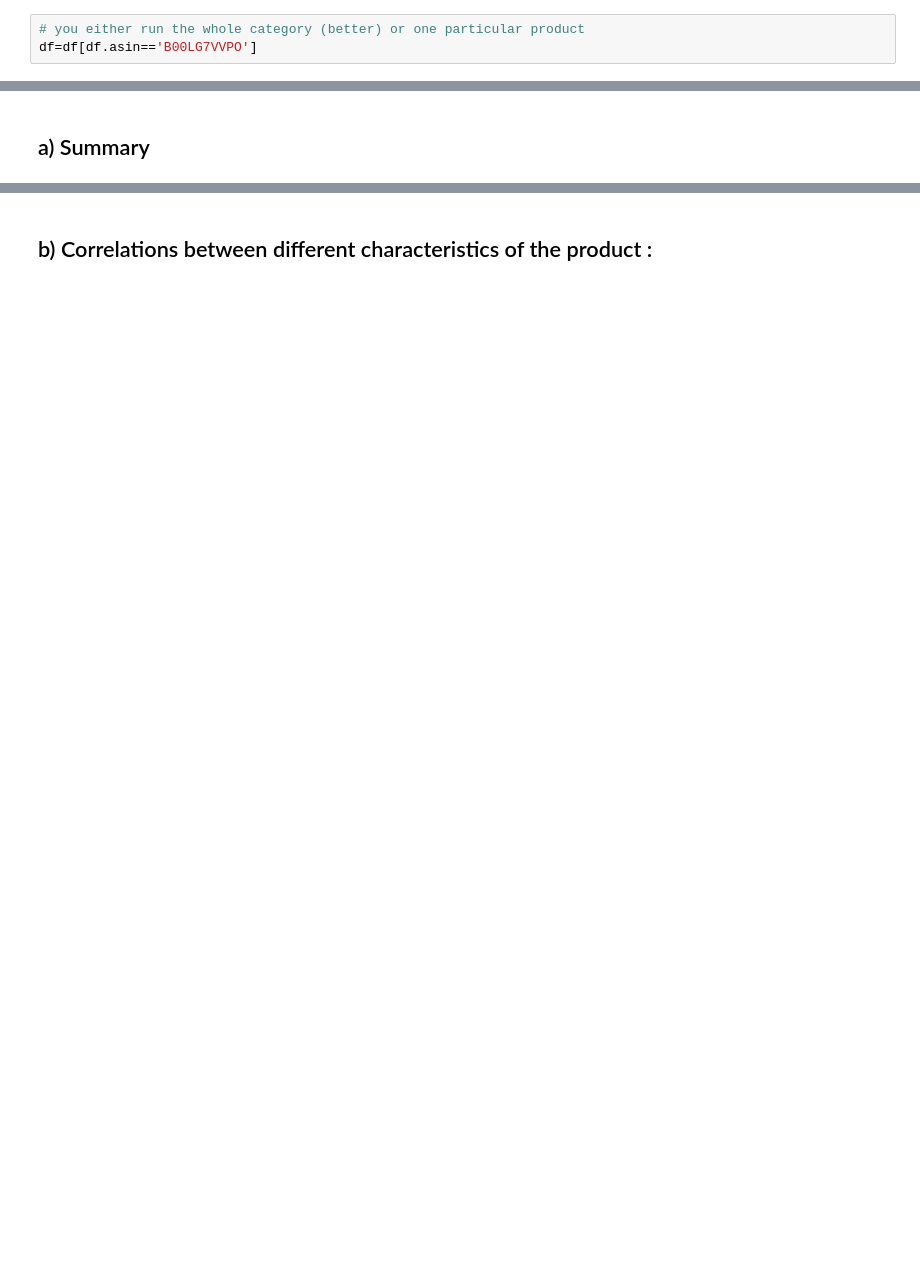
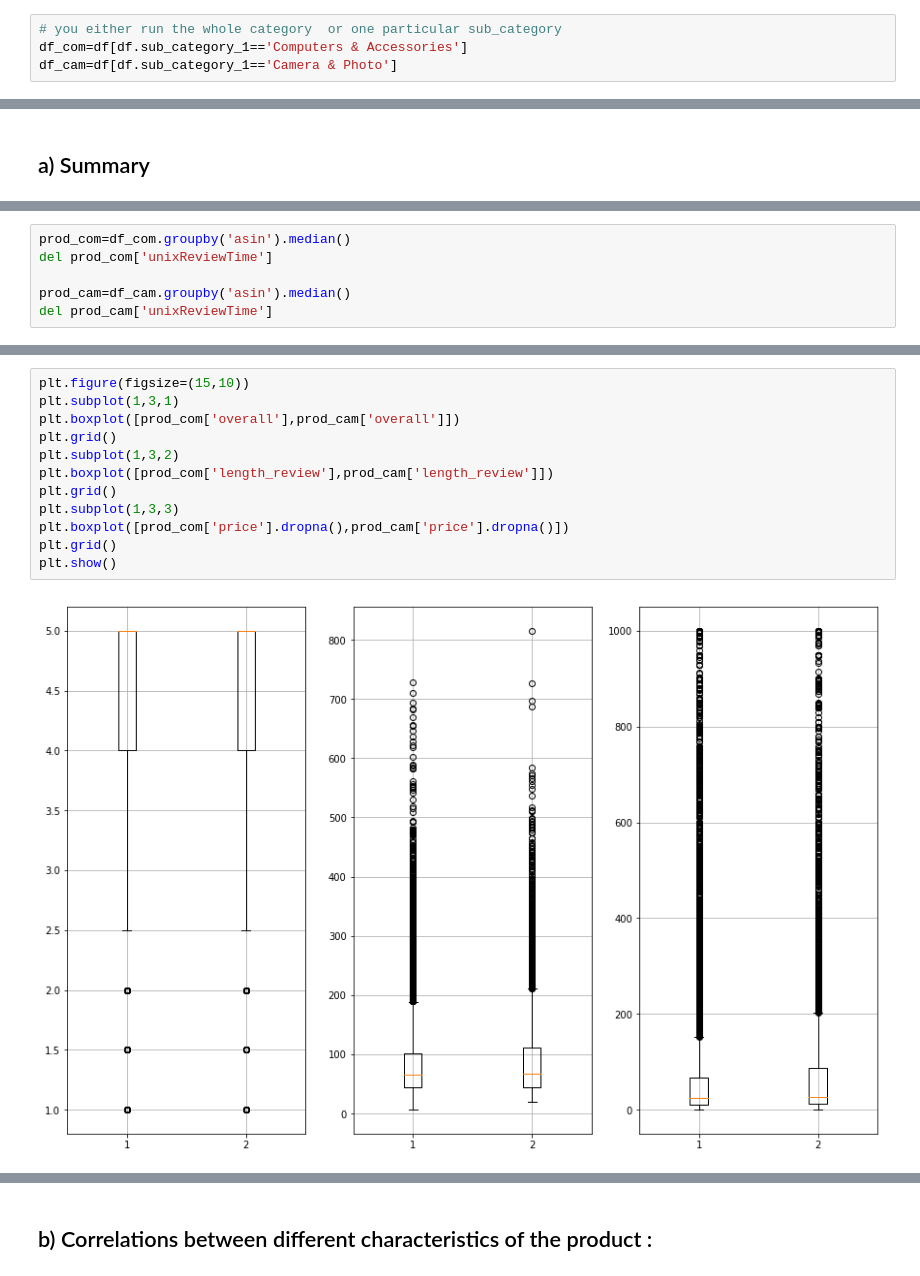
Before and after one commit to sourabhlal/ada2017, a Jupyter notebook: Project/timeline_distribution_correlations.ipynb, the cells around one changed output, grey strips where cells are left out. Cells and saved outputs as stored; diff of their text form; blank space fills up the shorter version.

```diff
--- a/Project/timeline_distribution_correlations.ipynb
+++ b/Project/timeline_distribution_correlations.ipynb
@@ -45,6 +70,7 @@ df
 # %%
-# you either run the whole category (better) or one particular product
-df=df[df.asin=='B00LG7VVPO']
+# you either run the whole category  or one particular sub_category
+df_com=df[df.sub_category_1=='Computers & Accessories']
+df_cam=df[df.sub_category_1=='Camera & Photo']
 # %% [markdown]
 # I-Product timeline
 # %% [markdown]
@@ -241,0 +271,6 @@ Loading BokehJS ...
+# %%
+prod_com=df_com.groupby('asin').median()
+del prod_com['unixReviewTime']
+
+prod_cam=df_cam.groupby('asin').median()
+del prod_cam['unixReviewTime']
@@ -241,0 +287,14 @@ Loading BokehJS ...
+# %%
+plt.figure(figsize=(15,10))
+plt.subplot(1,3,1)
+plt.boxplot([prod_com['overall'],prod_cam['overall']])
+plt.grid()
+plt.subplot(1,3,2)
+plt.boxplot([prod_com['length_review'],prod_cam['length_review']])
+plt.grid()
+plt.subplot(1,3,3)
+plt.boxplot([prod_com['price'].dropna(),prod_cam['price'].dropna()])
+plt.grid()
+plt.show()
+# %% [output]
+[figure, added]
```
Also changed, not shown: parts of 46 cells of this notebook, 1 other file.
